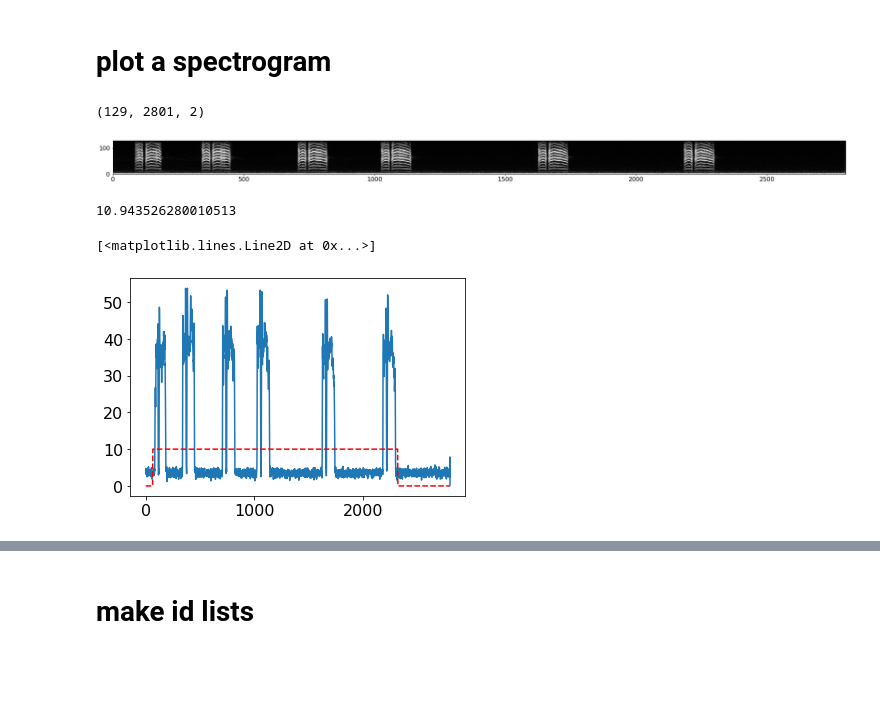
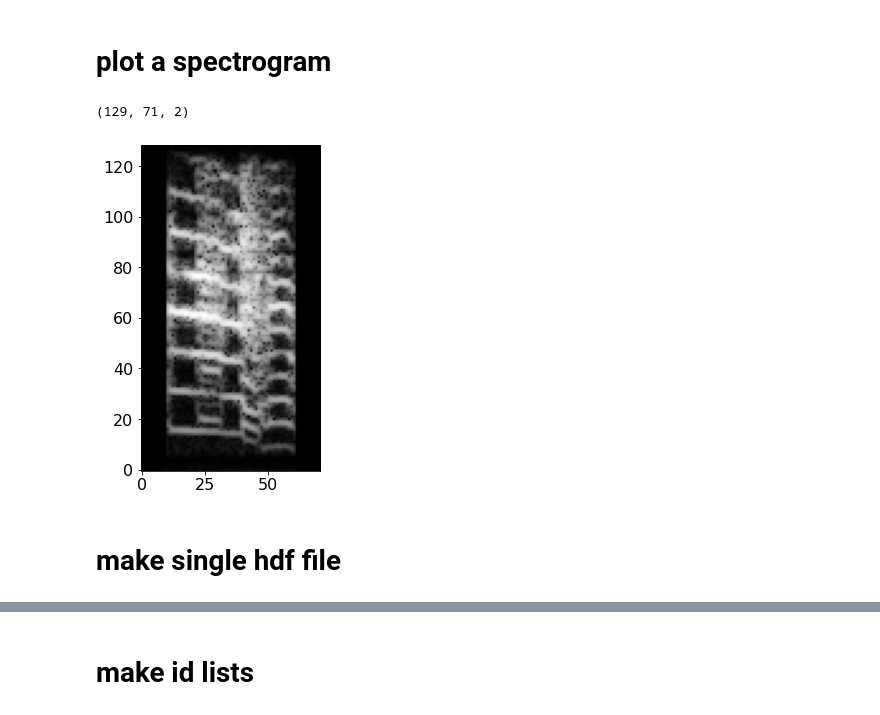
Before and after one commit to GaganNarula/birdsong_gan, a Jupyter notebook: birdsong_gan/data/gn_create_hdf.ipynb, the cells around one changed output, grey strips where cells are left out. Saved outputs shown, nothing was run; the diff lists cells and outputs as text; code cells hidden in the pictures; blank space fills up the shorter version.

```diff
--- a/birdsong_gan/data/gn_create_hdf.ipynb
+++ b/birdsong_gan/data/gn_create_hdf.ipynb
@@ -88,8 +68,10 @@ create_hdfs(path2wavs, out_path, extention='SAP_allfiles', extention2 = 'songs',
 # explore one birds file
 # %% [markdown]
  load one hdf file
+# %%
+bird = 'r15y5_tutor'
 # %%
-birdfile = h5py.File(os.path.join(out_path, 'Box3_Wh283'),'r')
+birdfile = h5py.File(os.path.join(out_path, bird),'r')
 # %% [markdown]
 list some data folders for this bird
 # %%
@@ -111,21 +103,15 @@ birdfile.close()
 import matplotlib.pyplot as plt
 from utils.utils import transform, rescale_spectrogram
 # %%
-S = np.array(birdfile['/Box3_Wh283/UD/Wh283_43634.40690005_6_18_11_18_10.wav'])
+S = np.array(birdfile['idx_1000112_Box4_LB5_UD_LB5_43535.42576086_3_11_11_49_36.wav_42'])
 S.shape
 # %% [output]
-(129, 2801, 2)
+(129, 71, 2)
 # %%
 S = transform(S)
 # %%
-plt.figure(figsize = (35,12))
+plt.figure(figsize = (15,6))
 plt.imshow(rescale_spectrogram(S), cmap = 'gray', origin='lower')
 plt.show()
 # %% [output]
-[figure, old version]
+[figure, new version]
-# %%
-ss = S.sum(axis=0)
-thresh=np.min(ss)+ 0.2*(np.max(ss)-np.min(ss))
-thresh
-# %% [output]
-10.943526280010513
@@ -134,7 +118,2 @@ mask = truncate_silence(ss, thresh)
-# %%
-plt.plot(ss)
-#plt.plot(mask*10, '-r')
-plt.plot(mask*10,'--r')
-# %% [output]
-[<matplotlib.lines.Line2D at 0x...>]
-[figure, removed]
+# %% [markdown]
+# make single hdf file
```
Also changed, not shown: parts of 17 cells of this notebook, 6 other files.
